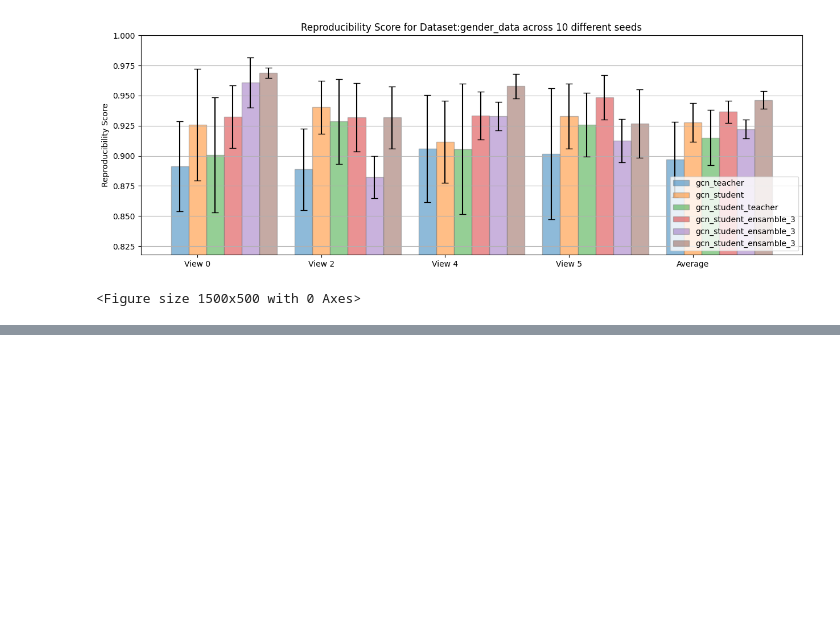
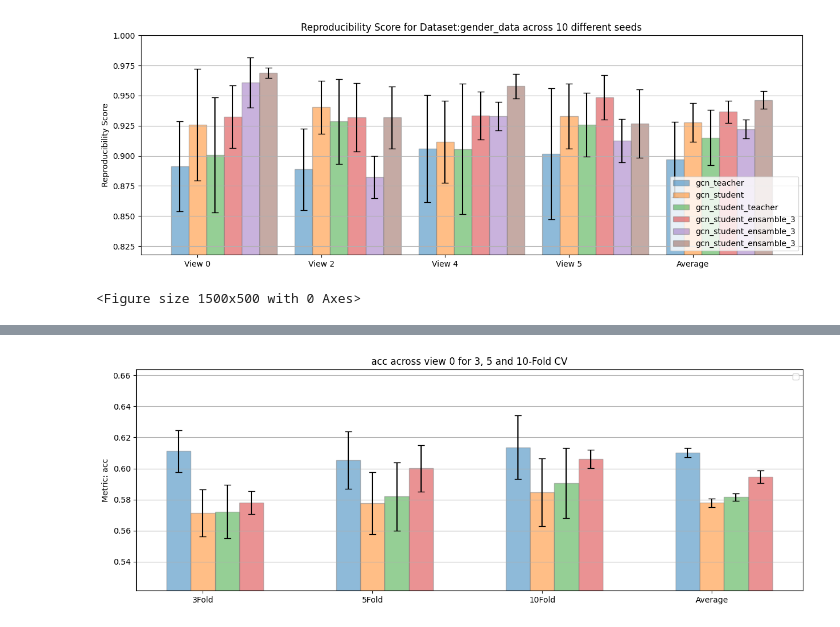
Before and after one commit to LorenzoStigliano/thesis-imperial, a Jupyter notebook: src/utils/ensemble_analysis.ipynb, the cells around one changed output, grey strips where cells are left out. Cells and saved outputs as stored; diff of their text form; code cells hidden in the pictures; blank space fills up the shorter version.

```diff
--- a/src/utils/ensemble_analysis.ipynb
+++ b/src/utils/ensemble_analysis.ipynb
@@ -792,0 +798,15 @@ plot_bar_chart_reproducibility_mulitple_runs(dataset="gender_data",
+# %%
+analysis_type="model_assessment"
+dataset_split="val"
+
+for view in [0,2,4,5]:
+    print(get_best_student_ensamble(
+        model="gcn_student_ensamble_4",
+        view=view,
+        CV=CV,
+        runs=[i for i in range(10)],
+        analysis_type=analysis_type,
+        dataset_split=dataset_split,
+        model_args=gcn_student_ensamble_4_args
+    )
+)
@@ -792,0 +847,81 @@ plot_bar_chart_reproducibility_mulitple_runs(dataset="gender_data",
+# %%
+from models.model_config import *
+
+views=[0, 2, 4, 5]
+CV=["3Fold", "5Fold", "10Fold"]
+model = "gcn_student_ensamble_4"
+runs = [i for i in range(10)]
+dataset = "gender_data"
+dataset_split="val"
+analysis_type="model_assessment"
+metrics = ["acc"]
+model_args= gcn_student_ensamble_4_args
+best_student = [2,3,2,3]
+
+for best_student_i, view in enumerate(views):
+
+    models = ["gcn", "gcn_student", "gcn_student_teacher"]
+    mean_all_runs = []
+    for run in [i for i in range(10)]:
+        view_data_mean, _ = view_metric_analysis(models=models,
+                                                 CV=CV, view=view,
+                                                 run=run,
+                                                 metric="acc",
+                                                 dataset=dataset,
+                                                 dataset_split=dataset_split,
+                                                 analysis_type=analysis_type,
+                                                 model_args=[gcn_args, gcn_student_args, gcn_student_args])
+        mean_all_runs.append(view_data_mean)
+
+    mean_all_std = np.std(mean_all_runs, axis=0).squeeze()
+    mean_all_runs = np.mean(mean_all_runs, axis=0).squeeze()
+
+    index_student = best_student[best_student_i]
+
+    mean, std = get_student_model_metric(dataset, model, CV, runs, analysis_type, dataset_split, view, model_args)
+    mean = mean[index_student]
+    std = std[index_student]
+
+    for i, metric in enumerate(metrics):
+        print("____________________________________________________")
+        print(f"View: {view} Metric: {metric}")
+
+        mean_df = np.array(mean)[:,i]
+        mean_df = mean_df[np.newaxis, :]
+
+        std_df = np.array(std)[:,i]
+        std_df = std_df[np.newaxis, :]
+
+        final_mean_df = np.r_[mean_all_runs, mean_df]
+        final_var_df = np.r_[mean_all_std, std_df]
+
+        barWidth = 1/7
+
+        #GET MEAN AND STD ACROSS MEAN OF RUNS
+
+        mean_all_runs = np.c_[ final_mean_df, np.mean(final_mean_df, axis=1)]
+        mean_all_std = np.c_[ final_var_df, np.std(final_var_df, axis=1)]
+
+        X = np.arange(len(CV)+1)
+        sep = 0.00
+        for j, view_d in enumerate(mean_all_runs):
+            plt.bar(X + sep, view_d, yerr=mean_all_std[j], capsize=4, width = barWidth, edgecolor ='grey', alpha=0.5)
+            sep += barWidth
+
+        max_y_lim = np.amax(mean_all_runs) + 0.05
+        min_y_lim = np.amin(mean_all_runs) - 0.05
+        plt.ylim(min_y_lim, max_y_lim)
+
+        #title = f"Dataset:{dataset}, Metric:{metric}, View:{view}, Across: {len(runs)} seeds with fixed init"
+        title = f"{metric} across view {view} for 3, 5 and 10-Fold CV"
+
+        plt.ylabel(f"Metric: {metric}")
+        x_ticks = [i for i in CV]+ ["Average"]
+
+        plt.xticks([r + barWidth for r in range(len(CV)+1)], x_ticks)
+        plt.title(title)
+        plt.grid(axis = 'y')
+        plt.legend()
+        plt.show()
+        plt.clf()
+# %% [output]
@@ -792,0 +931 @@ plot_bar_chart_reproducibility_mulitple_runs(dataset="gender_data",
+[figure, added]
```
Also changed, not shown: parts of 25 cells of this notebook, 23 other files.
